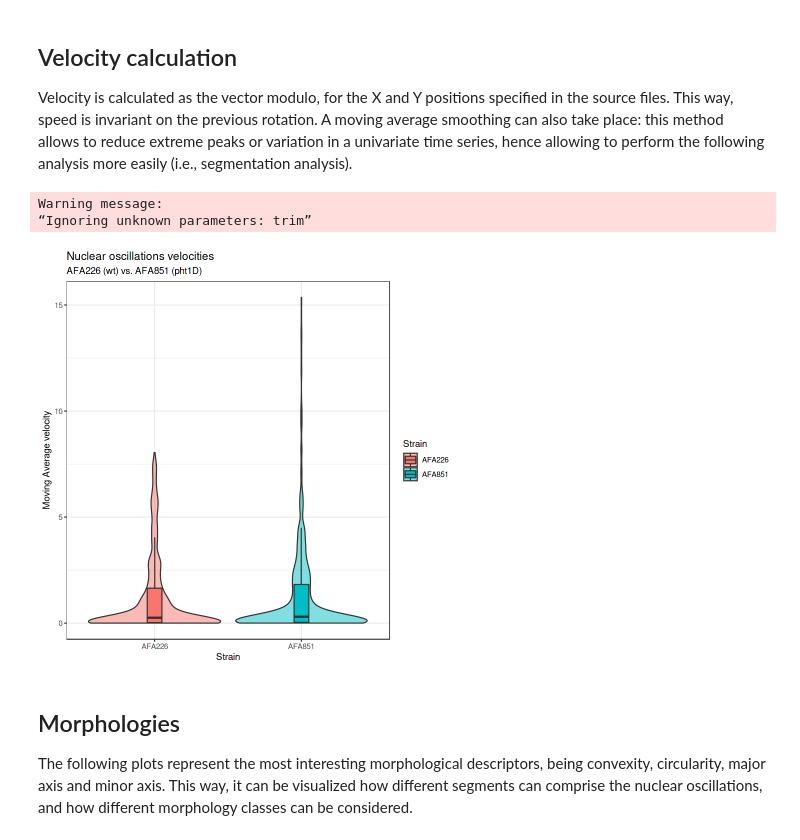
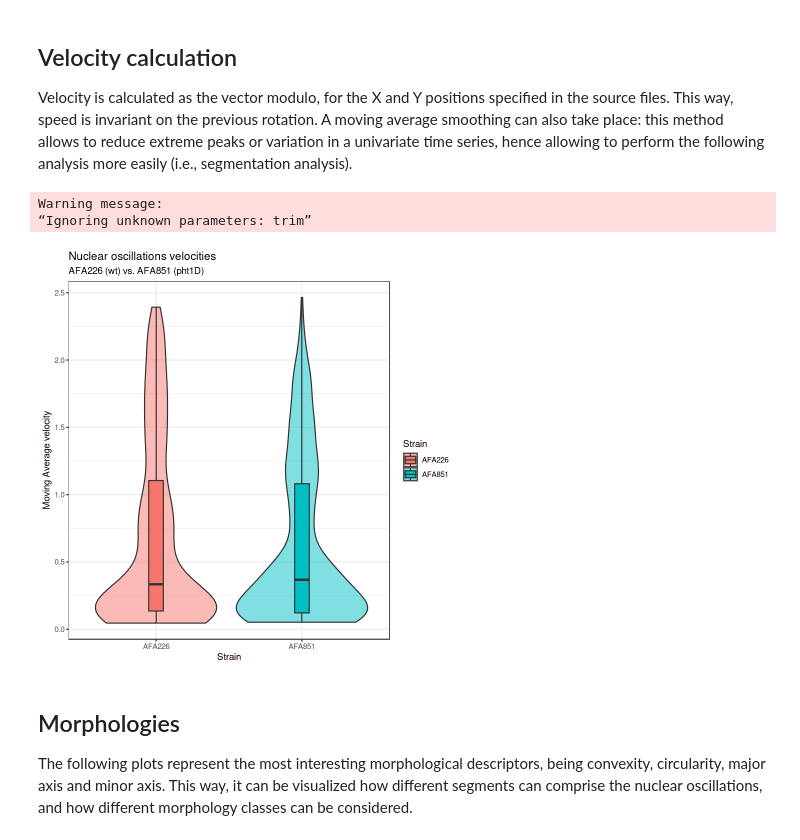
Before and after one commit to danilexn/tronos, a Jupyter notebook: notebooks/TronosAnalysis-Global.ipynb, the cells around one changed output. Drawn from its saved outputs; the diff is of its cells as text; code cells hidden in the pictures.

```diff
--- a/notebooks/TronosAnalysis-Global.ipynb
+++ b/notebooks/TronosAnalysis-Global.ipynb
@@ -111,7 +112,9 @@ homogeneize.rotation <- function(x, y){
 }
 
 df <- df %>% group_by(particle) %>%
-  mutate(x = homogeneize.rotation(x, y)[,1], y = homogeneize.rotation(x, y)[,2])
+  mutate(x = homogeneize.rotation(x, y)[,1], y = homogeneize.rotation(x, y)[,2]) %>%
+  complete(frame.1 = seq(min(frame.1), max(frame.1))) %>%
+  mutate(frame = frame.1)
 # %% [markdown]
 ## Displaying cell trajectories
 After trajectory rotation, you may sight the trajectories for each particle, in each strain, with respect to time, in the relative position, normalized to pixel size.
@@ -133,8 +136,8 @@ Saving 6.67 x 6.67 in image
 ## Sequence spectrum
 There are two domains that can be considered in this analysis: time domain, as the change in position over time, and frequency domain, as the richness of frequencies of this behaviour; in summary, frequential-spectral analysis allows to assay the composition of periodicities or frequencies of a given time series, as a measure of how it can be repetitive or oscillatory. Spectral density, represented in the Trajectory periodicity plot below, may present peaks around the frequencies that arise from the change in position over time. As an example, a frequency of 2.7e-03 Hz or a period of around 6 minutes indicates that the trajectory is repetitive in 6 minutes intervals. Presence of various peaks may indicate that there are different periodicities at the same time, or that in the same time series, there is first a dominant frequency, then other dominant frequency (maybe to a conservation in movement amplitude but with different velocity).
 # %%
-calculate.spectrum <- function(y){
-    y.spec <- spectrum(y,log="yes",span=2,plot=FALSE)
+calculate.spectrum <- function(y, frame){
+    y.spec <- spectrum(y,log="yes",span=2,plot=FALSE,na.action=na.remove)
     spy <- 2*y.spec$spec
     if (length(y) > length(spy)){
         spy<-spy[1:length(y)]
@@ -142,8 +145,8 @@ calculate.spectrum <- function(y){
     return(spy)
 }
 
-calculate.freqs <- function(y){
-    y.spec <- spectrum(y,log="yes",span=2,plot=FALSE)
+calculate.freqs <- function(y, frame){
+    y.spec <- spectrum(y,log="yes",span=2,plot=FALSE,na.action=na.remove)
     spx <- y.spec$freq/sampling.time
     if (length(y) > length(spx)){
         spx<-spx[1:length(y)]
@@ -158,7 +161,7 @@ normalize <- function(x) {
 # Generate the dataframe which contains all spectral data
 
 df_freqs <- df %>% group_by(particle) %>%
-            mutate(spec.s = calculate.spectrum(y), spec.f = calculate.freqs(y)) %>%
+            mutate(spec.s = calculate.spectrum(y, frame), spec.f = calculate.freqs(y, frame)) %>%
             na.omit() %>% mutate(spec.s = normalize(spec.s))
 
 # Generate plots
@@ -215,41 +218,41 @@ Saving 6.67 x 6.67 in image
 Velocity is calculated as the vector modulo, for the X and Y positions specified in the source files. This way, speed is invariant on the previous rotation. A moving average smoothing can also take place: this method allows to reduce extreme peaks or variation in a univariate time series, hence allowing to perform the following analysis more easily (i.e., segmentation analysis).
 # %%
 calculate.velocity <- function(y, x){
-    vt <- diff(y)^2+diff(x)^2
+    vt <- sqrt(diff(y)^2+diff(x)^2)
     if (length(y) > length(vt)){
         vt<-vt[1:length(y)]
     }
     return(vt)
 }
 
 calculate.velocity.ma <- function(y, x){
-    vt <- diff(y)^2+diff(x)^2
+    vt <- sqrt(diff(y)^2+diff(x)^2)
     vt.smooth <- forecast::ma(vt, order = ma.order)
     if (length(y) > length(vt.smooth)){
         vt.smooth<-vt.smooth[1:length(y)]
     }
     return(vt.smooth)
 }
 
 df_vt.smooth <- df %>% group_by(particle) %>%
             mutate(vel.ma = calculate.velocity.ma(y, x)) %>%
             na.omit()
 
 p.vt.smooth <- ggplot(df_vt.smooth, aes(y=vel.ma, fill=label, x = label)) +
     ggtitle(label = "Nuclear oscillations velocities", subtitle = spectrum.plot.subtitle) +
     #geom_histogram(alpha=0.2,aes(y=..density..)) +
     geom_violin(trim=TRUE, alpha = 0.5) +
     geom_boxplot(width=0.1, trim = TRUE, outlier.shape = NA) +
     labs(fill="Strain") +
     theme_bw() +
     xlab("Strain") +
     ylab("Moving Average velocity")
 
 p.vt.smooth
 # %% [output]
 Warning message:
 “Ignoring unknown parameters: trim”
-[figure, old version]
+[figure, new version]
 # %% [markdown]
 ## Morphologies
 The following plots represent the most interesting morphological descriptors, being convexity, circularity, major axis and minor axis. This way, it can be visualized how different segments can comprise the nuclear oscillations, and how different morphology classes can be considered.
```
Also changed, not shown: parts of 4 cells of this notebook, 1 other file.
